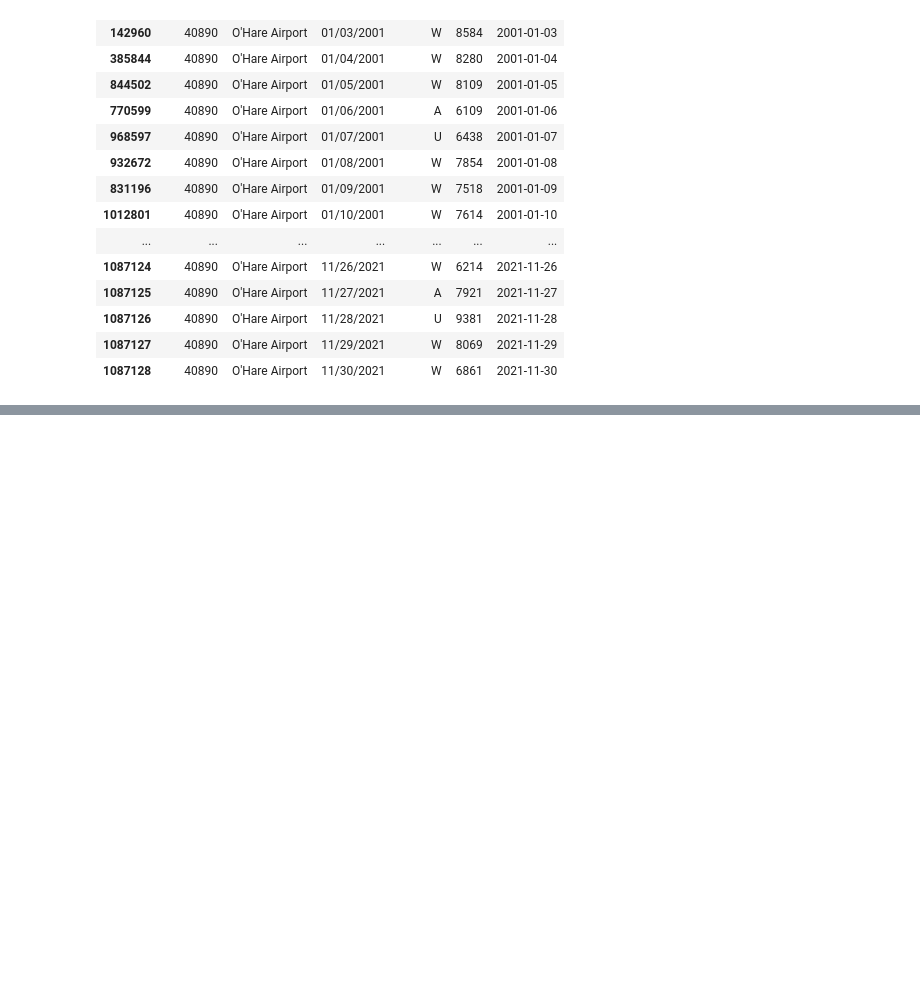
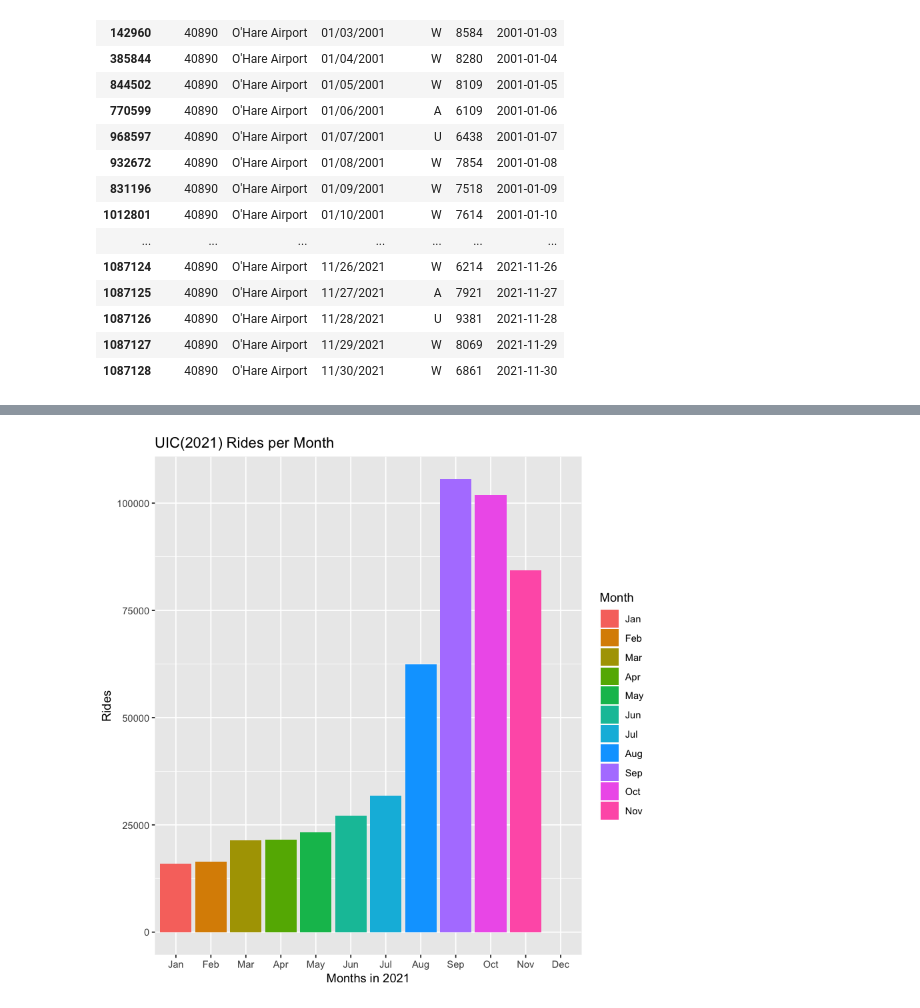
Before and after one commit to kaowayne8/424_CTA_STOP, a Jupyter notebook: TestR.ipynb, the cells around one changed output, grey strips where cells are left out. Cells and saved outputs as stored; diff of their text form; code cells hidden in the pictures; blank space fills up the shorter version.

```diff
--- a/TestR.ipynb
+++ b/TestR.ipynb
@@ -319,0 +279,16 @@ uic2021_plot_weekday
+# %%
+#UIC each month in 2021
+#Maybe color by during school year / covid
+#https://stackoverflow.com/questions/29278153/plotting-with-ggplot2-error-discrete-value-supplied-to-continuous-scale-on-c
+monthLimit = c(1,2,3,4,5,6,7,8,9,10,11,12)
+monthLabel <- c("Jan", "Feb", "Mar", "Apr", "May", "Jun", "Jul", "Aug", "Sep", "Oct", "Nov", "Dec")
+monthColor <- c("red","red","red","red","red","red","red","red","red","red","red","red")
+uic2021_plot_month<-ggplot(data=uic2021, aes(factor(month(ymd(uic2021$newDates))), as.numeric(uic2021$rides),
+                                             fill=factor(month(ymd(uic2021$newDates))))) +
+    geom_bar(stat="identity") +
+    labs(x = "Months in 2021", y = "Rides", title = "UIC(2021) Rides per Month", fill="Month") +
+    scale_x_discrete(limit = monthLimit, labels=monthLabel) +
+    scale_fill_discrete(name = "Month", labels = monthLabel)
+uic2021_plot_month
+# %% [output]
+[figure, added]
```
Also changed, not shown: parts of 13 cells of this notebook, 1 other file.
